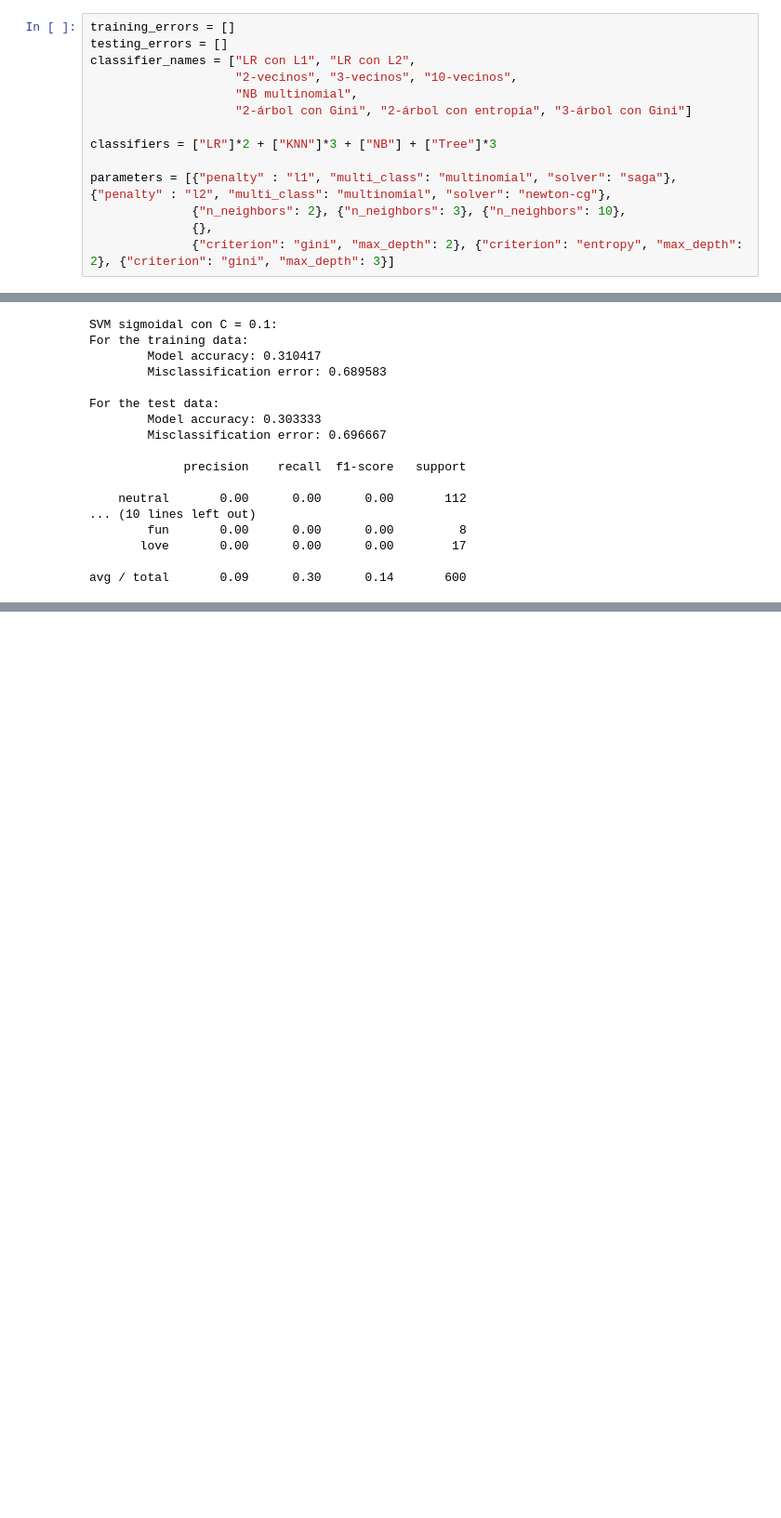
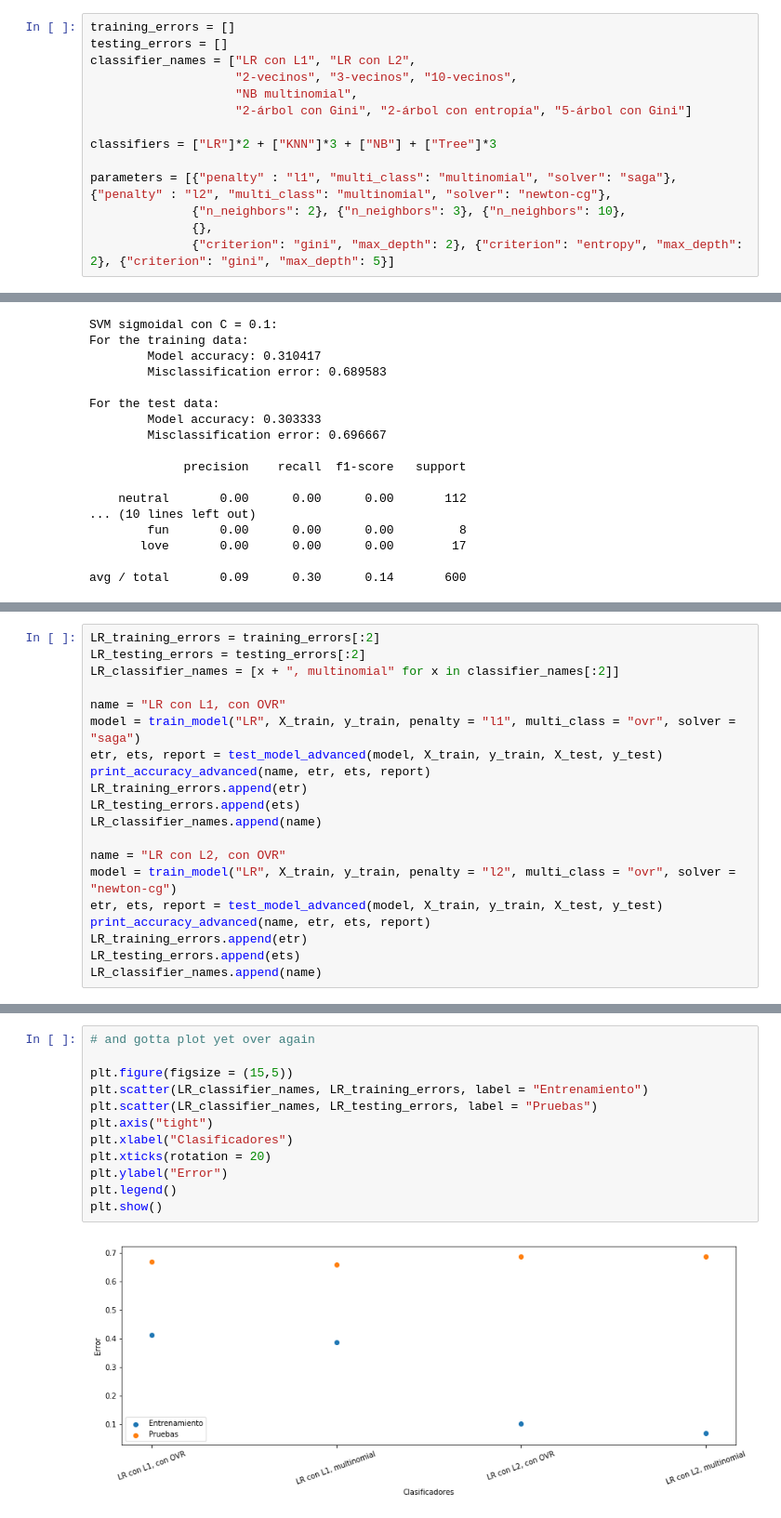
Before and after one commit to TattooeDeer/Tarea-2-ML, a Jupyter notebook: Tarea 2.ipynb, the cells around one changed output, grey strips where cells are left out. Shown at 93% size. Cells and saved outputs as stored; diff of their text form; blank space fills up the shorter version.

```diff
--- a/Tarea 2.ipynb
+++ b/Tarea 2.ipynb
@@ -1195,14 +1200,14 @@ testing_errors = []
 classifier_names = ["LR con L1", "LR con L2",
                     "2-vecinos", "3-vecinos", "10-vecinos",
                     "NB multinomial",
-                    "2-árbol con Gini", "2-árbol con entropía", "3-árbol con Gini"]
+                    "2-árbol con Gini", "2-árbol con entropía", "5-árbol con Gini"]
 
 classifiers = ["LR"]*2 + ["KNN"]*3 + ["NB"] + ["Tree"]*3
 
 parameters = [{"penalty" : "l1", "multi_class": "multinomial", "solver": "saga"}, {"penalty" : "l2", "multi_class": "multinomial", "solver": "newton-cg"},
               {"n_neighbors": 2}, {"n_neighbors": 3}, {"n_neighbors": 10},
               {},
-              {"criterion": "gini", "max_depth": 2}, {"criterion": "entropy", "max_depth": 2}, {"criterion": "gini", "max_depth": 3}]
+              {"criterion": "gini", "max_depth": 2}, {"criterion": "entropy", "max_depth": 2}, {"criterion": "gini", "max_depth": 5}]
 # %%
 def test_model_advanced(model, X_train, y_train, X_test, y_test):
     etr, ets = test_model(model, X_train, y_train, X_test, y_test)
@@ -1356,0 +1371,20 @@ plt.show()
+# %%
+LR_training_errors = training_errors[:2]
+LR_testing_errors = testing_errors[:2]
+LR_classifier_names = [x + ", multinomial" for x in classifier_names[:2]]
+
+name = "LR con L1, con OVR"
+model = train_model("LR", X_train, y_train, penalty = "l1", multi_class = "ovr", solver = "saga")
+etr, ets, report = test_model_advanced(model, X_train, y_train, X_test, y_test)
+print_accuracy_advanced(name, etr, ets, report)
+LR_training_errors.append(etr)
+LR_testing_errors.append(ets)
+LR_classifier_names.append(name)
+
+name = "LR con L2, con OVR"
+model = train_model("LR", X_train, y_train, penalty = "l2", multi_class = "ovr", solver = "newton-cg")
+etr, ets, report = test_model_advanced(model, X_train, y_train, X_test, y_test)
+print_accuracy_advanced(name, etr, ets, report)
+LR_training_errors.append(etr)
+LR_testing_errors.append(ets)
+LR_classifier_names.append(name)
@@ -1356,0 +1409,14 @@ plt.show()
+# %%
+# and gotta plot yet over again
+
+plt.figure(figsize = (15,5))
+plt.scatter(LR_classifier_names, LR_training_errors, label = "Entrenamiento")
+plt.scatter(LR_classifier_names, LR_testing_errors, label = "Pruebas")
+plt.axis("tight")
+plt.xlabel("Clasificadores")
+plt.xticks(rotation = 20)
+plt.ylabel("Error")
+plt.legend()
+plt.show()
+# %% [output]
+[figure, added]
```
Also changed, not shown: parts of 15 cells of this notebook.
